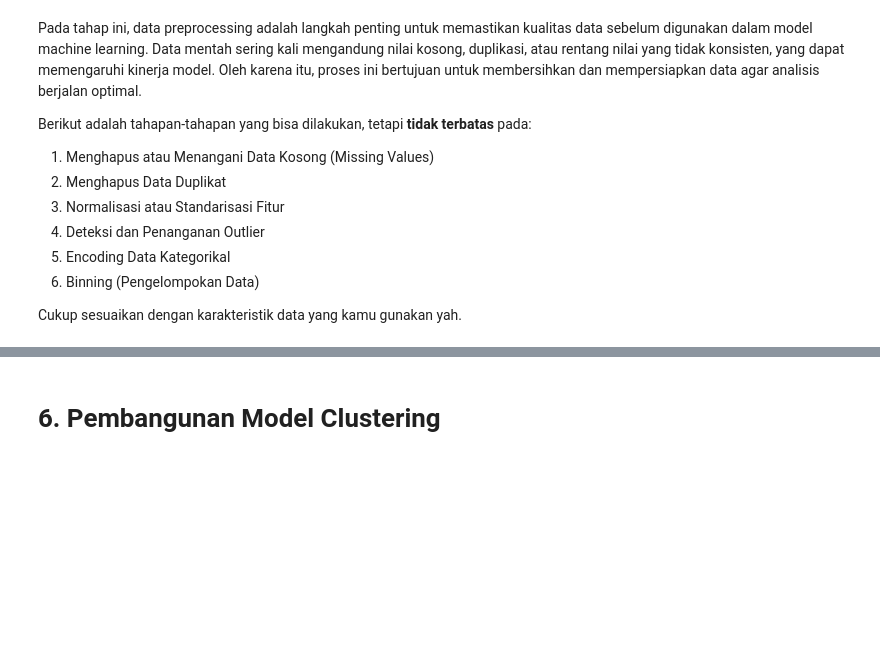
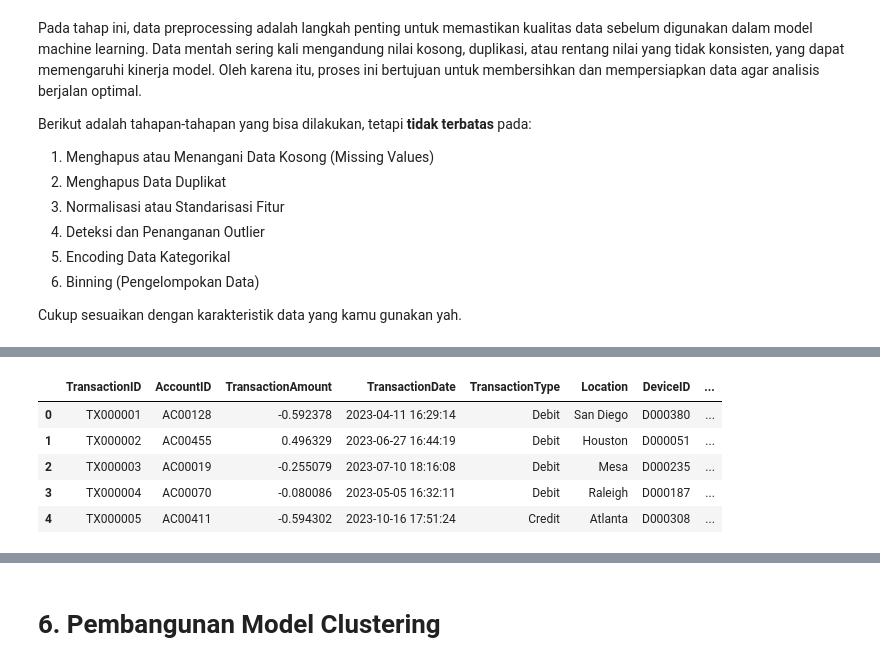
Before and after one commit to hayhalo/Project-Akhir-Belajar-ML-untuk-Pemula, a Jupyter notebook: [Clustering]_Submission_Akhir_BMLP_Muhammad Husni Zahran Nugrahanto.ipynb, the cells around one changed output, grey strips where cells are left out. Saved outputs shown, nothing was run; the diff lists cells and outputs as text; code cells hidden in the pictures; blank space fills up the shorter version.

```diff
--- a/[Clustering]_Submission_Akhir_BMLP_Muhammad Husni Zahran Nugrahanto.ipynb
+++ b/[Clustering]_Submission_Akhir_BMLP_Muhammad Husni Zahran Nugrahanto.ipynb
@@ -481,0 +483,3 @@ Cukup sesuaikan dengan karakteristik data yang kamu gunakan yah.
+# %%
+categorical_features = df.drop(columns=['TransactionID', 'TransactionDate', 'IP Address', 'PreviousTransactionDate']).select_dtypes(include='category').columns.tolist()
+numerical_fetures = df.select_dtypes(include=['number']).columns.tolist()
@@ -481,0 +491,9 @@ Cukup sesuaikan dengan karakteristik data yang kamu gunakan yah.
+# %%
+df_scaled.head()
+# %% [output]
+|  | TransactionID | AccountID | TransactionAmount | TransactionDate | TransactionType | Location | DeviceID | ... |
+| 0 | TX000001 | AC00128 | -0.592378 | 2023-04-11 16:29:14 | Debit | San Diego | D000380 | ... |
+| 1 | TX000002 | AC00455 | 0.496329 | 2023-06-27 16:44:19 | Debit | Houston | D000051 | ... |
+| 2 | TX000003 | AC00019 | -0.255079 | 2023-07-10 18:16:08 | Debit | Mesa | D000235 | ... |
+| 3 | TX000004 | AC00070 | -0.080086 | 2023-05-05 16:32:11 | Debit | Raleigh | D000187 | ... |
+| 4 | TX000005 | AC00411 | -0.594302 | 2023-10-16 17:51:24 | Credit | Atlanta | D000308 | ... |
```
Also changed, not shown: parts of 25 cells of this notebook.
